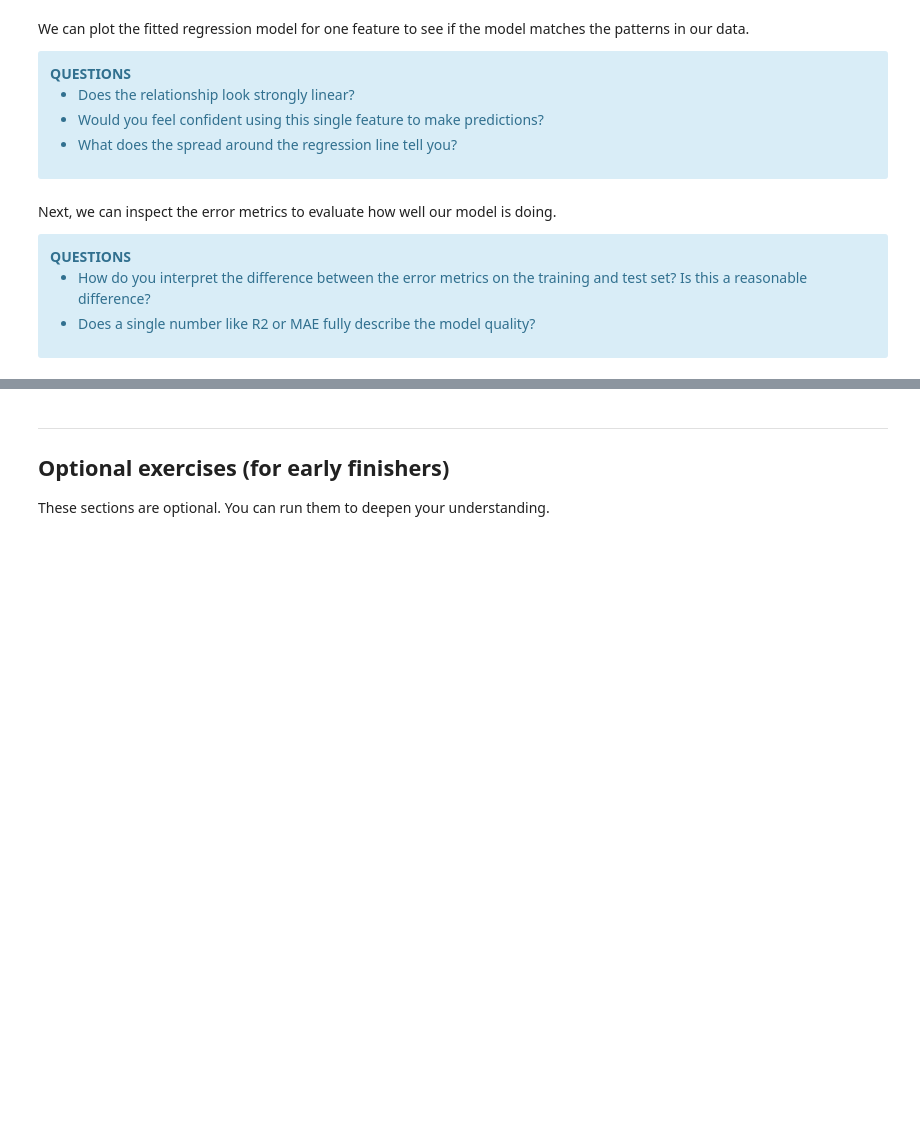
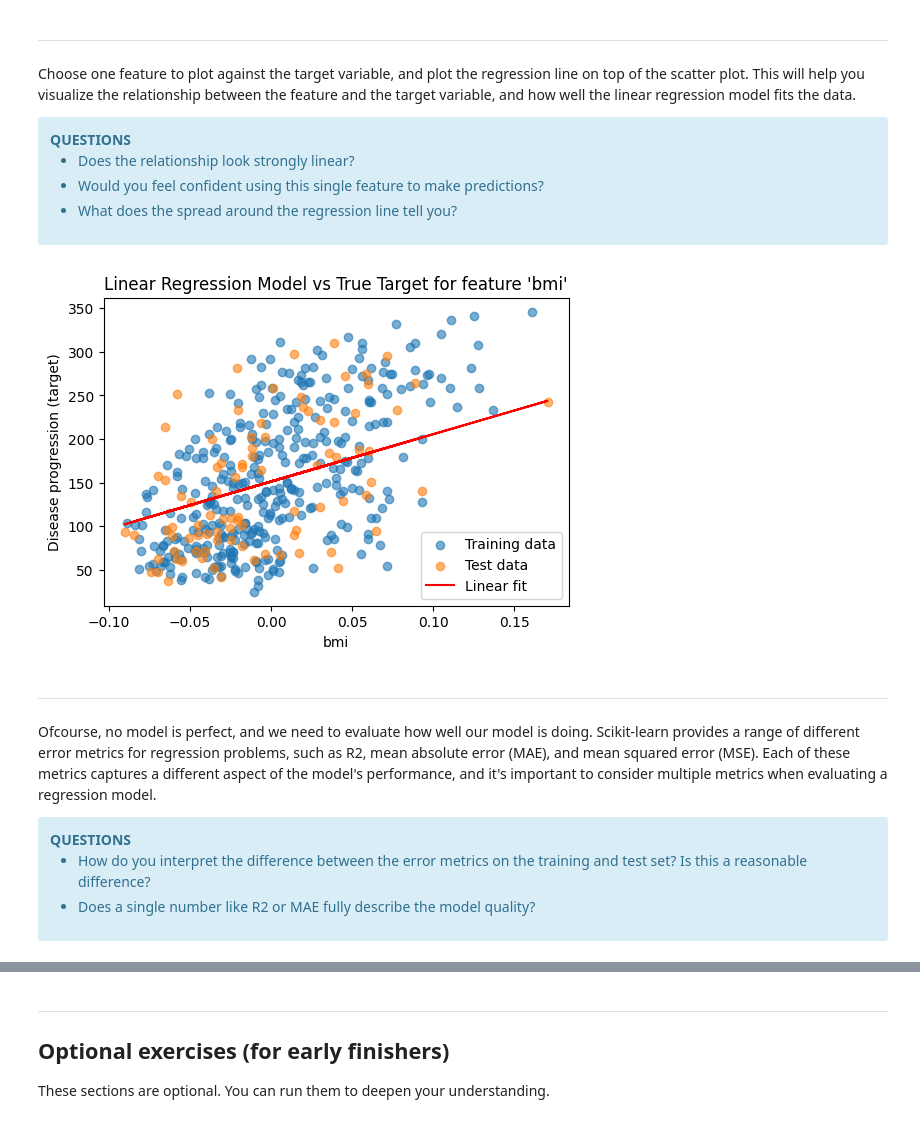
Before and after one commit to vib-training-conferences/machine-learning-and-deep-learning-fundamentals, a Jupyter notebook: exercises/regression.ipynb, the cells around one changed output, grey strips where cells are left out. Saved outputs shown, nothing was run; the diff lists cells and outputs as text; code cells hidden in the pictures; blank space fills up the shorter version.

```diff
--- a/exercises/regression.ipynb
+++ b/exercises/regression.ipynb
@@ -114,5 +155,7 @@ print("Top coefficients by magnitude:\n", coefs.head(5))
 # %% [markdown]
-We can plot the fitted regression model for one feature to see if the model matches the patterns in our data.
+***
+
+Choose one feature to plot against the target variable, and plot the regression line on top of the scatter plot. This will help you visualize the relationship between the feature and the target variable, and how well the linear regression model fits the data.
 
 <div class="alert alert-block alert-info">
 <b>QUESTIONS</b>
@@ -122,18 +165,24 @@ We can plot the fitted regression model for one feature to see if the model matc
 - What does the spread around the regression line tell you?
 </div>
 # %%
-feature_to_plot = "bmi"
+feature_to_plot = "bmi"  # Choose a feature to plot
 feature_index = feature_names.index(feature_to_plot)
+
 plt.figure(figsize=(6, 4))
-plt.scatter(X_train[:, feature_index], y_train, color="#4C72B0", alpha=0.6, label="True target")
+plt.scatter(X_train[:, feature_index], y_train, alpha=0.6, label="Training data")
+plt.scatter(X_test[:, feature_index], y_test, alpha=0.6, label="Test data")
 plt.plot(X_test[:, feature_index], linreg.intercept_ + linreg.coef_[feature_index] * X_test[:, feature_index], color='red', label='Linear fit')
 plt.xlabel(feature_to_plot)
 plt.ylabel("Disease progression (target)")
 plt.title(f"Linear Regression Model vs True Target for feature '{feature_to_plot}'")
 plt.legend()
 plt.show()
+# %% [output]
+[figure, added]
 # %% [markdown]
-Next, we can inspect the error metrics to evaluate how well our model is doing.
+***
+
+Ofcourse, no model is perfect, and we need to evaluate how well our model is doing. Scikit-learn provides a range of different error metrics for regression problems, such as R2, mean absolute error (MAE), and mean squared error (MSE). Each of these metrics captures a different aspect of the model's performance, and it's important to consider multiple metrics when evaluating a regression model.
 
 <div class="alert alert-block alert-info">
 <b>QUESTIONS</b>
```
Also changed, not shown: parts of 28 cells of this notebook, 1 other file.
